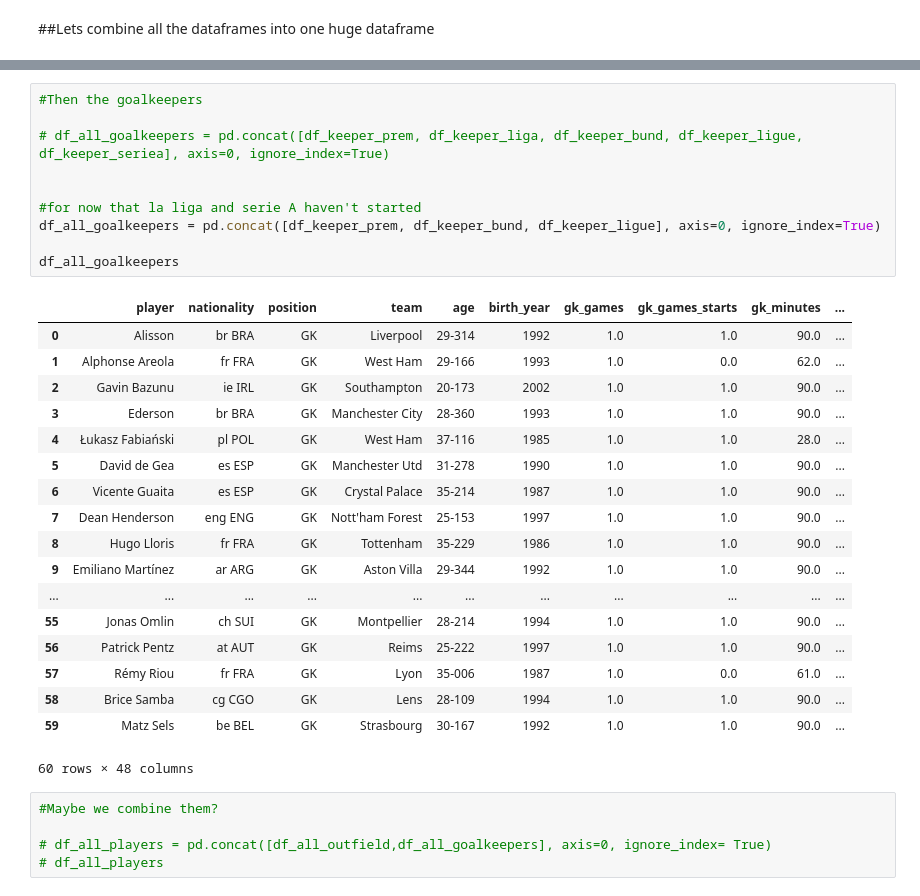
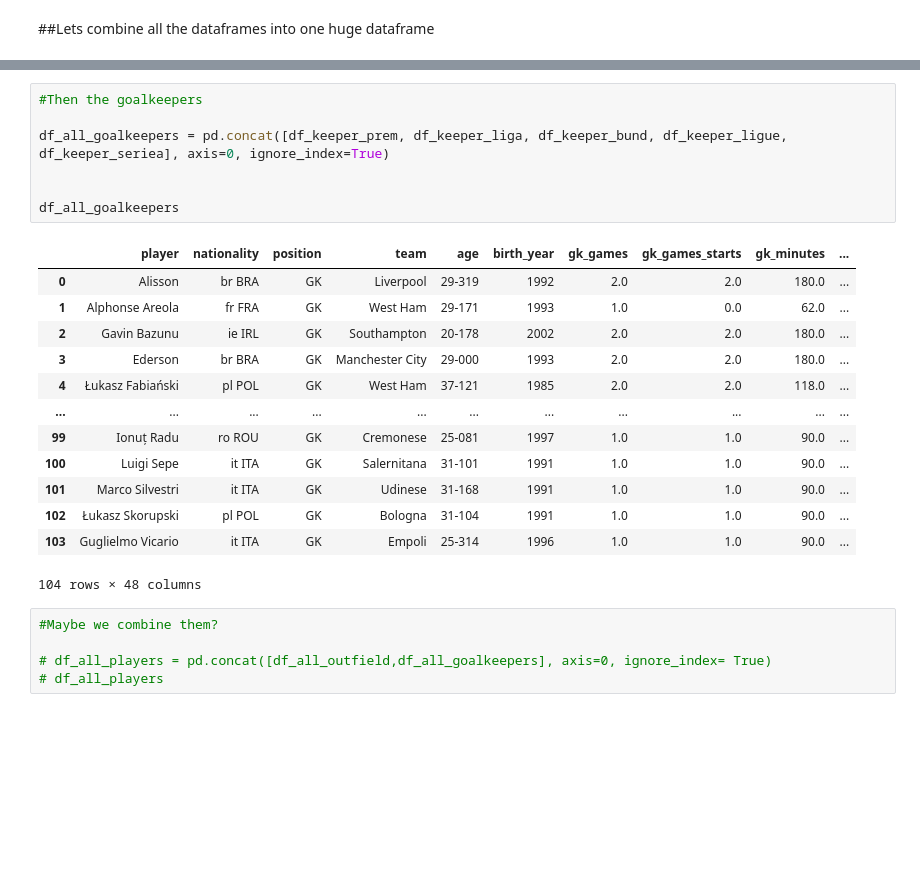
Before and after one commit to Bryanwaterhouse19/SoccerStats, a Jupyter notebook: Max_Bryan_Scrape_of_FBref.ipynb, the cells around one changed output, grey strips where cells are left out. Saved outputs shown, nothing was run; the diff lists cells and outputs as text; blank space fills up the shorter version.

```diff
--- a/Max_Bryan_Scrape_of_FBref.ipynb
+++ b/Max_Bryan_Scrape_of_FBref.ipynb
@@ -487,32 +545,24 @@ df_all_outfield
 # %%
 #Then the goalkeepers
 
-# df_all_goalkeepers = pd.concat([df_keeper_prem, df_keeper_liga, df_keeper_bund, df_keeper_ligue, df_keeper_seriea], axis=0, ignore_index=True)
+df_all_goalkeepers = pd.concat([df_keeper_prem, df_keeper_liga, df_keeper_bund, df_keeper_ligue, df_keeper_seriea], axis=0, ignore_index=True)
 
 
-#for now that la liga and serie A haven't started
-df_all_goalkeepers = pd.concat([df_keeper_prem, df_keeper_bund, df_keeper_ligue], axis=0, ignore_index=True)
-
 df_all_goalkeepers
 # %% [output]
 |  | player | nationality | position | team | age | birth_year | gk_games | gk_games_starts | gk_minutes | ... |
-| 0 | Alisson | br BRA | GK | Liverpool | 29-314 | 1992 | 1.0 | 1.0 | 90.0 | ... |
-| 1 | Alphonse Areola | fr FRA | GK | West Ham | 29-166 | 1993 | 1.0 | 0.0 | 62.0 | ... |
-| 2 | Gavin Bazunu | ie IRL | GK | Southampton | 20-173 | 2002 | 1.0 | 1.0 | 90.0 | ... |
-| 3 | Ederson | br BRA | GK | Manchester City | 28-360 | 1993 | 1.0 | 1.0 | 90.0 | ... |
-| 4 | Łukasz Fabiański | pl POL | GK | West Ham | 37-116 | 1985 | 1.0 | 1.0 | 28.0 | ... |
-| 5 | David de Gea | es ESP | GK | Manchester Utd | 31-278 | 1990 | 1.0 | 1.0 | 90.0 | ... |
-| 6 | Vicente Guaita | es ESP | GK | Crystal Palace | 35-214 | 1987 | 1.0 | 1.0 | 90.0 | ... |
-| 7 | Dean Henderson | eng ENG | GK | Nott'ham Forest | 25-153 | 1997 | 1.0 | 1.0 | 90.0 | ... |
-| 8 | Hugo Lloris | fr FRA | GK | Tottenham | 35-229 | 1986 | 1.0 | 1.0 | 90.0 | ... |
-| 9 | Emiliano Martínez | ar ARG | GK | Aston Villa | 29-344 | 1992 | 1.0 | 1.0 | 90.0 | ... |
+| 0 | Alisson | br BRA | GK | Liverpool | 29-319 | 1992 | 2.0 | 2.0 | 180.0 | ... |
+| 1 | Alphonse Areola | fr FRA | GK | West Ham | 29-171 | 1993 | 1.0 | 0.0 | 62.0 | ... |
+| 2 | Gavin Bazunu | ie IRL | GK | Southampton | 20-178 | 2002 | 2.0 | 2.0 | 180.0 | ... |
+| 3 | Ederson | br BRA | GK | Manchester City | 29-000 | 1993 | 2.0 | 2.0 | 180.0 | ... |
+| 4 | Łukasz Fabiański | pl POL | GK | West Ham | 37-121 | 1985 | 2.0 | 2.0 | 118.0 | ... |
 | ... | ... | ... | ... | ... | ... | ... | ... | ... | ... | ... |
-| 55 | Jonas Omlin | ch SUI | GK | Montpellier | 28-214 | 1994 | 1.0 | 1.0 | 90.0 | ... |
-| 56 | Patrick Pentz | at AUT | GK | Reims | 25-222 | 1997 | 1.0 | 1.0 | 90.0 | ... |
-| 57 | Rémy Riou | fr FRA | GK | Lyon | 35-006 | 1987 | 1.0 | 0.0 | 61.0 | ... |
-| 58 | Brice Samba | cg CGO | GK | Lens | 28-109 | 1994 | 1.0 | 1.0 | 90.0 | ... |
-| 59 | Matz Sels | be BEL | GK | Strasbourg | 30-167 | 1992 | 1.0 | 1.0 | 90.0 | ... |
+| 99 | Ionuț Radu | ro ROU | GK | Cremonese | 25-081 | 1997 | 1.0 | 1.0 | 90.0 | ... |
+| 100 | Luigi Sepe | it ITA | GK | Salernitana | 31-101 | 1991 | 1.0 | 1.0 | 90.0 | ... |
+| 101 | Marco Silvestri | it ITA | GK | Udinese | 31-168 | 1991 | 1.0 | 1.0 | 90.0 | ... |
+| 102 | Łukasz Skorupski | pl POL | GK | Bologna | 31-104 | 1991 | 1.0 | 1.0 | 90.0 | ... |
+| 103 | Guglielmo Vicario | it ITA | GK | Empoli | 25-314 | 1996 | 1.0 | 1.0 | 90.0 | ... |
-60 rows × 48 columns
+104 rows × 48 columns
 # %%
 #Maybe we combine them?
 
```
Also changed, not shown: parts of 14 cells of this notebook.
